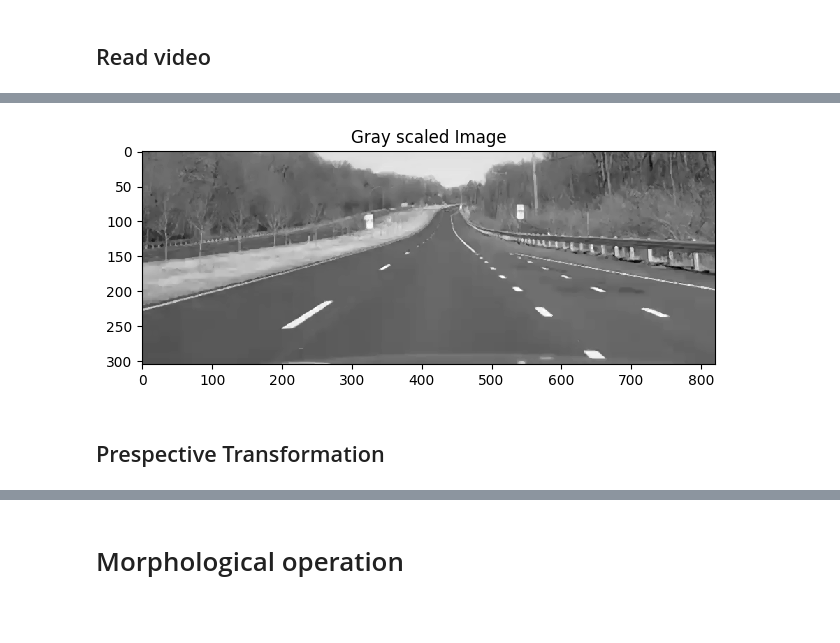
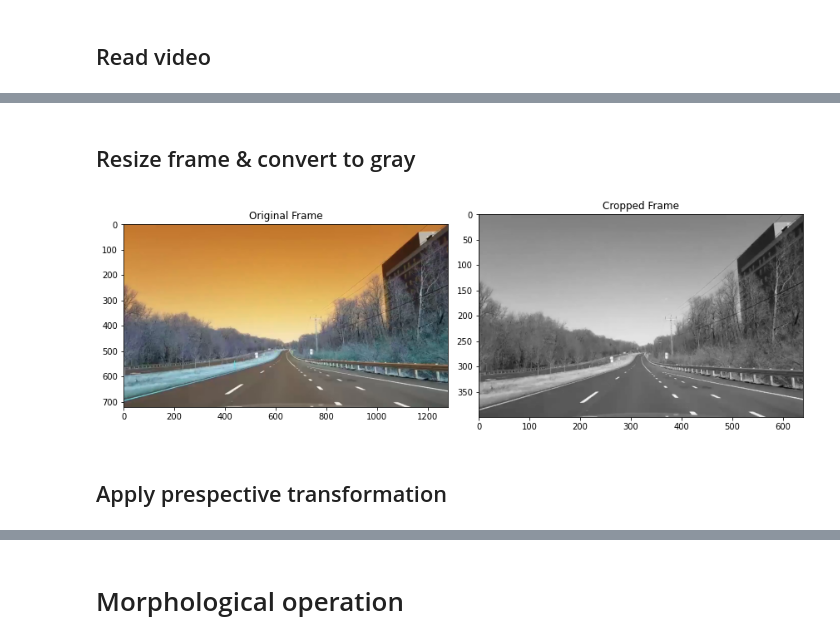
Before and after one commit to Ali-Hossam/Video-Lane-Detection, a Jupyter notebook: Lane Detection.ipynb, the cells around one changed output, grey strips where cells are left out. Saved outputs shown, nothing was run; the diff lists cells and outputs as text; code cells hidden in the pictures; blank space fills up the shorter version.

```diff
--- a/Lane Detection.ipynb
+++ b/Lane Detection.ipynb
@@ -36,5 +14,5 @@ If importing error occurs, uncomment the following cell and run it
 ## Read video
 # %%
 # read the first frame of the video and store it
-vidcap = cv2.VideoCapture('images/LaneVideo.mp4')
+vidcap = cv2.VideoCapture("Videos/LaneVideo.mp4")
 success, frame = vidcap.read()
@@ -55,17 +18,0 @@ success, frame = vidcap.read()
-# %%
-def plot_images(img1, img2, label1, label2):
-    """Plots two images side by side."""
-    # Create a figure with two subplots
-    fig, axes = plt.subplots(1, 2, figsize=(15, 5))
-
-    # Plot the first image on the first subplot
-    axes[0].imshow(img1, cmap='gray')
-    axes[0].set_title(label1)
-
-    # Plot the second image on the second subplot
-    axes[1].imshow(img2, cmap='gray')
-    axes[1].set_title(label2)
-
-    # Show the plot
-    plt.tight_layout()
-    plt.show()
@@ -119,8 +19,10 @@ smoothed_img = smooth(cropped_img)
-# %%
-io.imshow(smoothed_img)
-plt.title("Gray scaled Image")
-plt.show()
-# %% [output]
-[figure, removed]
-# %% [markdown]
-## Prespective Transformation
+# %% [markdown]
+## Resize frame & convert to gray
+# %%
+resized_frame = cv2.resize(frame, (640, 400))
+gray_resized_frame = rgb2gray(resized_frame)
+plot_images(frame, gray_resized_frame, "Original Frame", "Cropped Frame", cmap2='gray')
+# %% [output]
+[figure, added]
+# %% [markdown]
+## Apply prespective transformation
```
Also changed, not shown: parts of 56 cells of this notebook, 5 other files.
